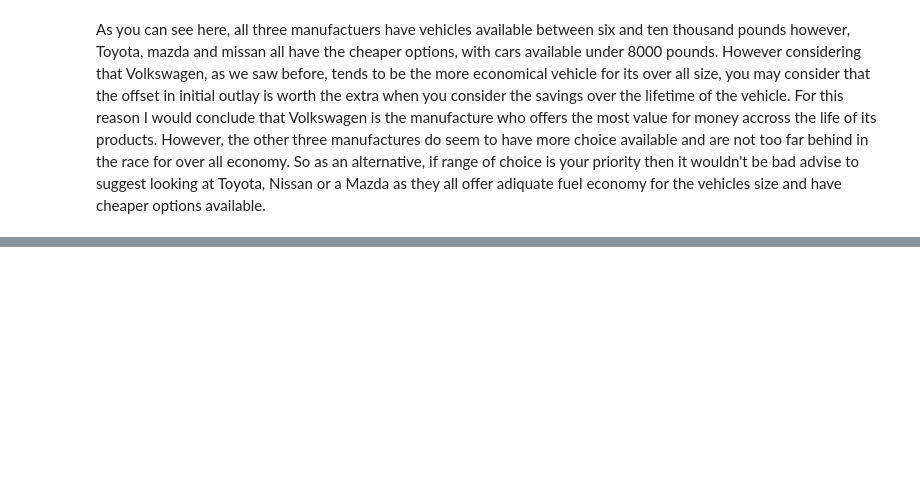
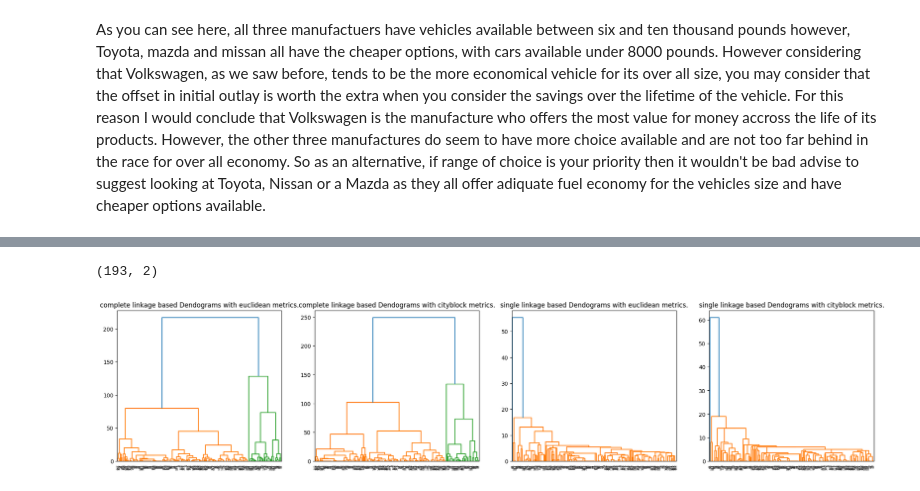
Before and after one commit to adm-bjmn/data-science-demo, a Jupyter notebook: automobile.ipynb, the cells around one changed output, grey strips where cells are left out. Cells and saved outputs as stored; diff of their text form; code cells hidden in the pictures; blank space fills up the shorter version.

```diff
--- a/automobile.ipynb
+++ b/automobile.ipynb
@@ -588,0 +606,22 @@ However, the other three manufactures do seem to have more choice available and
+# %%
+X = df[['horsepower', 'combined_mpg']].values.reshape(-1,2)
+print(X.shape)
+# %% [output]
+(193, 2)
+# %%
+# plot indevidual dendograms for linkage type Complete and single, with metrics euclidean and cityblock
+
+plt.figure(figsize=[25,5])
+plot_number = 1
+
+linkage_types = ['complete', 'single']
+metric_types = ['euclidean', 'cityblock']
+
+for i, l in enumerate(linkage_types):
+    for i, m in enumerate(metric_types):
+        plt.subplot(1, 4, plot_number)
+        plt.title(f"{l} linkage based Dendograms with {m} metrics.")
+        dend = dendrogram(linkage(X, method= l,metric= m))
+        plot_number +=1
+# %% [output]
+[figure, added]
```
Also changed, not shown: parts of 13 cells of this notebook.
